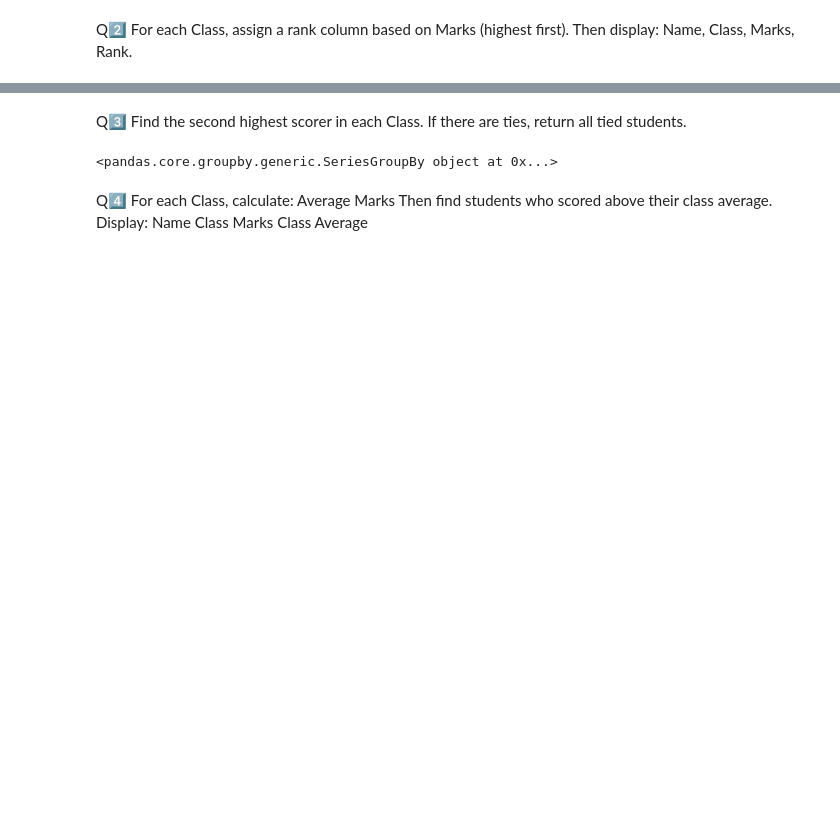
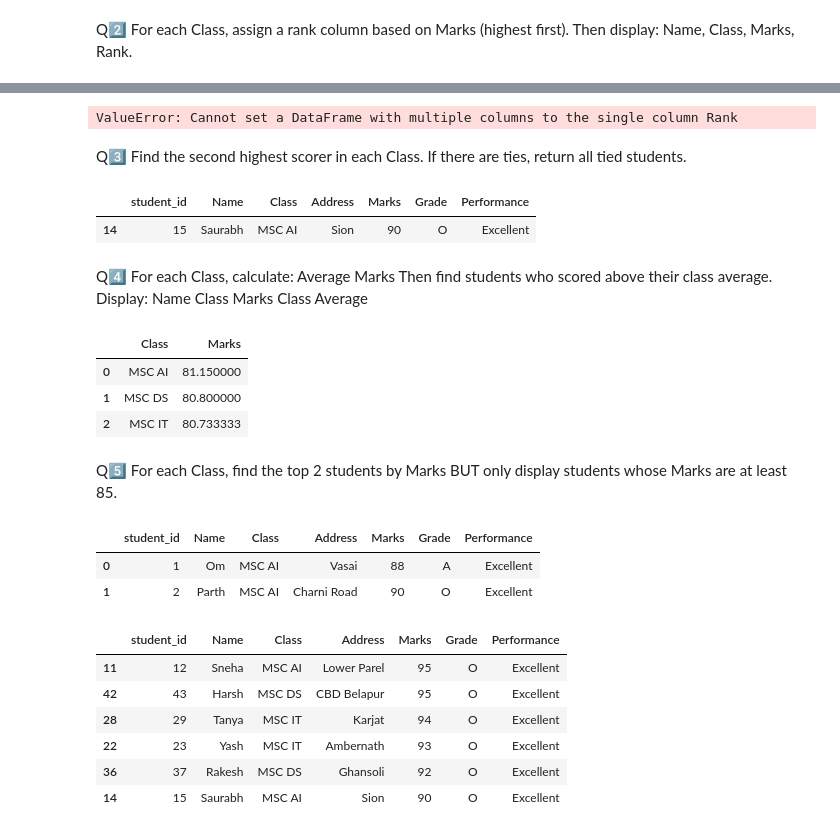
Before and after one commit to KartikGawade17/Pandas-Practice-, a Jupyter notebook: student_data_practice.ipynb, the cells around one changed output, grey strips where cells are left out. Drawn from its saved outputs; the diff is of its cells as text; code cells hidden in the pictures; blank space fills up the shorter version.

```diff
--- a/student_data_practice.ipynb
+++ b/student_data_practice.ipynb
@@ -215,10 +210,15 @@ AttributeError: 'DataFrameGroupBy' object has no attribute 'reset_index'
+# %%
+merged_data['Rank'] = merged_data.sort_values(by='Marks', ascending=False)
+# %% [output]
+ValueError: Cannot set a DataFrame with multiple columns to the single column Rank
 # %% [markdown]
 Q3️⃣ Find the second highest scorer in each Class.
 If there are ties, return all tied students.
-# %%
-merged_data.groupby('Class')['Marks']
-# %% [output]
-<pandas.core.groupby.generic.SeriesGroupBy object at 0x...>
+# %%
+merged_data.sort_values(by='Marks', ascending=False).groupby('Class').head(2).tail(1)
+# %% [output]
+|  | student_id | Name | Class | Address | Marks | Grade | Performance |
+| 14 | 15 | Saurabh | MSC AI | Sion | 90 | O | Excellent |
 # %% [markdown]
 Q4️⃣
 For each Class, calculate:
@@ -229,3 +229,30 @@ Name
 Class
 Marks
 Class Average
+# %%
+merged_data.groupby('Class')['Marks'].mean().reset_index()
+# %% [output]
+|  | Class | Marks |
+| 0 | MSC AI | 81.150000 |
+| 1 | MSC DS | 80.800000 |
+| 2 | MSC IT | 80.733333 |
+# %% [markdown]
+Q5️⃣
+For each Class, find the top 2 students by Marks
+BUT only display students whose Marks are at least 85.
+# %%
+merged_data.head(2)
+# %% [output]
+|  | student_id | Name | Class | Address | Marks | Grade | Performance |
+| 0 | 1 | Om | MSC AI | Vasai | 88 | A | Excellent |
+| 1 | 2 | Parth | MSC AI | Charni Road | 90 | O | Excellent |
+# %%
+merged_data.sort_values(ascending=False, by='Marks').groupby('Class').head(2)
+# %% [output]
+|  | student_id | Name | Class | Address | Marks | Grade | Performance |
+| 11 | 12 | Sneha | MSC AI | Lower Parel | 95 | O | Excellent |
+| 42 | 43 | Harsh | MSC DS | CBD Belapur | 95 | O | Excellent |
+| 28 | 29 | Tanya | MSC IT | Karjat | 94 | O | Excellent |
+| 22 | 23 | Yash | MSC IT | Ambernath | 93 | O | Excellent |
+| 36 | 37 | Rakesh | MSC DS | Ghansoli | 92 | O | Excellent |
+| 14 | 15 | Saurabh | MSC AI | Sion | 90 | O | Excellent |
```
Also changed, not shown: parts of 3 cells of this notebook.
